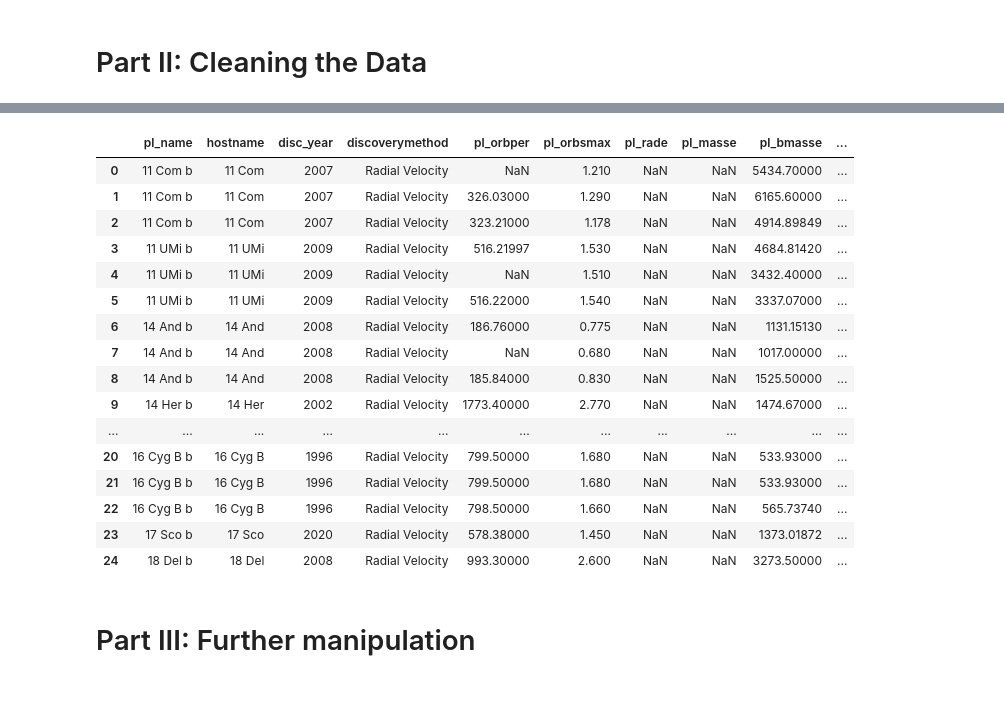
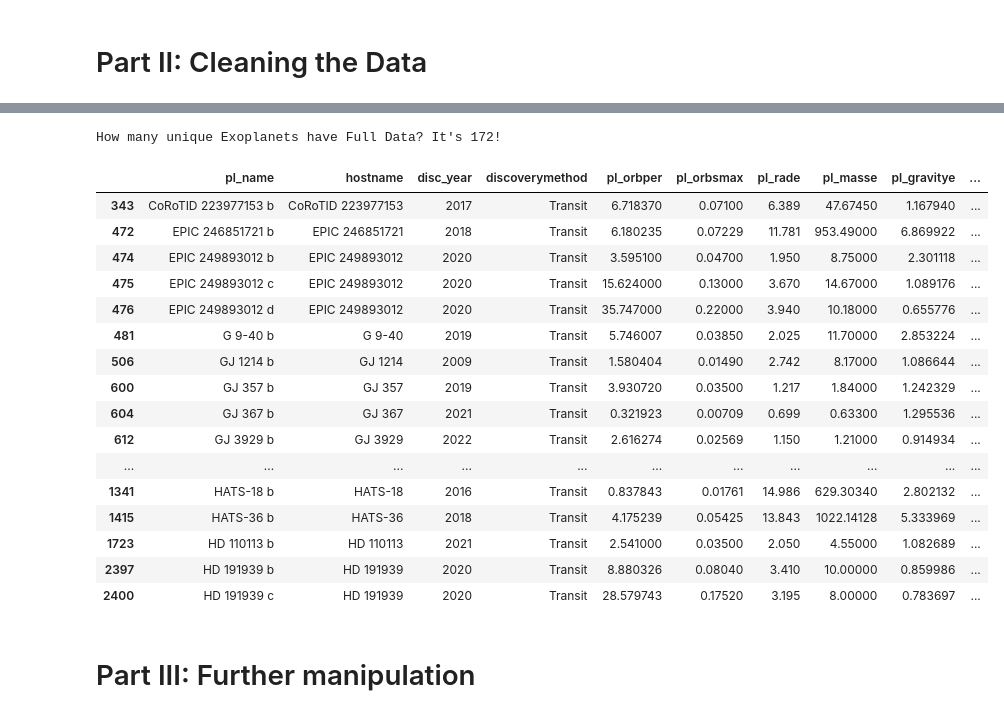
Before and after one commit to julestrada/Project-3, a Jupyter notebook: Project-3-code.ipynb, the cells around one changed output, grey strips where cells are left out. Drawn from its saved outputs; the diff is of its cells as text; code cells hidden in the pictures.

```diff
--- a/Project-3-code.ipynb
+++ b/Project-3-code.ipynb
@@ -81,28 +99,38 @@ exoplanet_df["yVal"] = exoplanet_df["sy_dist"] * cos( exoplanet_df["glon"] * pi
 # %%
 ## Reorder Columns ##
 exoplanet_df = exoplanet_df[[
     "pl_name", "hostname", "disc_year", "discoverymethod", "pl_orbper", "pl_orbsmax",\
-          "pl_rade", "pl_masse", "pl_bmasse", "pl_gravitye", "pl_gravity", "pl_insol", "pl_eqt",\
+          "pl_rade", "pl_masse", "pl_gravitye", "pl_gravity", "pl_insol", "pl_eqt",\
               "st_spectype", "st_teff", "glat", "glon", "sy_dist", "xVal", "yVal"
 ]]
 
+## Drop all rows with Null values ##
+exoplanet_df = exoplanet_df.dropna()
+plNum = len(exoplanet_df["pl_name"].unique())
+
+## Drop all rows with repeated planets ##
+exoplanet_df = exoplanet_df.drop_duplicates(subset=["pl_name", "pl_rade"], keep= False)
+
+## How many Planets do we have? ##
+print(f"How many unique Exoplanets have Full Data? It's {plNum}!")
 
 exoplanet_df.head(25)
 # %% [output]
+How many unique Exoplanets have Full Data? It's 172!
-|  | pl_name | hostname | disc_year | discoverymethod | pl_orbper | pl_orbsmax | pl_rade | pl_masse | pl_bmasse | ... |
-| 0 | 11 Com b | 11 Com | 2007 | Radial Velocity | NaN | 1.210 | NaN | NaN | 5434.70000 | ... |
-| 1 | 11 Com b | 11 Com | 2007 | Radial Velocity | 326.03000 | 1.290 | NaN | NaN | 6165.60000 | ... |
-| 2 | 11 Com b | 11 Com | 2007 | Radial Velocity | 323.21000 | 1.178 | NaN | NaN | 4914.89849 | ... |
-| 3 | 11 UMi b | 11 UMi | 2009 | Radial Velocity | 516.21997 | 1.530 | NaN | NaN | 4684.81420 | ... |
-| 4 | 11 UMi b | 11 UMi | 2009 | Radial Velocity | NaN | 1.510 | NaN | NaN | 3432.40000 | ... |
-| 5 | 11 UMi b | 11 UMi | 2009 | Radial Velocity | 516.22000 | 1.540 | NaN | NaN | 3337.07000 | ... |
-| 6 | 14 And b | 14 And | 2008 | Radial Velocity | 186.76000 | 0.775 | NaN | NaN | 1131.15130 | ... |
-| 7 | 14 And b | 14 And | 2008 | Radial Velocity | NaN | 0.680 | NaN | NaN | 1017.00000 | ... |
-| 8 | 14 And b | 14 And | 2008 | Radial Velocity | 185.84000 | 0.830 | NaN | NaN | 1525.50000 | ... |
-| 9 | 14 Her b | 14 Her | 2002 | Radial Velocity | 1773.40000 | 2.770 | NaN | NaN | 1474.67000 | ... |
+|  | pl_name | hostname | disc_year | discoverymethod | pl_orbper | pl_orbsmax | pl_rade | pl_masse | pl_gravitye | ... |
+| 343 | CoRoTID 223977153 b | CoRoTID 223977153 | 2017 | Transit | 6.718370 | 0.07100 | 6.389 | 47.67450 | 1.167940 | ... |
+| 472 | EPIC 246851721 b | EPIC 246851721 | 2018 | Transit | 6.180235 | 0.07229 | 11.781 | 953.49000 | 6.869922 | ... |
+| 474 | EPIC 249893012 b | EPIC 249893012 | 2020 | Transit | 3.595100 | 0.04700 | 1.950 | 8.75000 | 2.301118 | ... |
+| 475 | EPIC 249893012 c | EPIC 249893012 | 2020 | Transit | 15.624000 | 0.13000 | 3.670 | 14.67000 | 1.089176 | ... |
+| 476 | EPIC 249893012 d | EPIC 249893012 | 2020 | Transit | 35.747000 | 0.22000 | 3.940 | 10.18000 | 0.655776 | ... |
+| 481 | G 9-40 b | G 9-40 | 2019 | Transit | 5.746007 | 0.03850 | 2.025 | 11.70000 | 2.853224 | ... |
+| 506 | GJ 1214 b | GJ 1214 | 2009 | Transit | 1.580404 | 0.01490 | 2.742 | 8.17000 | 1.086644 | ... |
+| 600 | GJ 357 b | GJ 357 | 2019 | Transit | 3.930720 | 0.03500 | 1.217 | 1.84000 | 1.242329 | ... |
+| 604 | GJ 367 b | GJ 367 | 2021 | Transit | 0.321923 | 0.00709 | 0.699 | 0.63300 | 1.295536 | ... |
+| 612 | GJ 3929 b | GJ 3929 | 2022 | Transit | 2.616274 | 0.02569 | 1.150 | 1.21000 | 0.914934 | ... |
 | ... | ... | ... | ... | ... | ... | ... | ... | ... | ... | ... |
-| 20 | 16 Cyg B b | 16 Cyg B | 1996 | Radial Velocity | 799.50000 | 1.680 | NaN | NaN | 533.93000 | ... |
-| 21 | 16 Cyg B b | 16 Cyg B | 1996 | Radial Velocity | 799.50000 | 1.680 | NaN | NaN | 533.93000 | ... |
-| 22 | 16 Cyg B b | 16 Cyg B | 1996 | Radial Velocity | 798.50000 | 1.660 | NaN | NaN | 565.73740 | ... |
-| 23 | 17 Sco b | 17 Sco | 2020 | Radial Velocity | 578.38000 | 1.450 | NaN | NaN | 1373.01872 | ... |
-| 24 | 18 Del b | 18 Del | 2008 | Radial Velocity | 993.30000 | 2.600 | NaN | NaN | 3273.50000 | ... |
+| 1341 | HATS-18 b | HATS-18 | 2016 | Transit | 0.837843 | 0.01761 | 14.986 | 629.30340 | 2.802132 | ... |
+| 1415 | HATS-36 b | HATS-36 | 2018 | Transit | 4.175239 | 0.05425 | 13.843 | 1022.14128 | 5.333969 | ... |
+| 1723 | HD 110113 b | HD 110113 | 2021 | Transit | 2.541000 | 0.03500 | 2.050 | 4.55000 | 1.082689 | ... |
+| 2397 | HD 191939 b | HD 191939 | 2020 | Transit | 8.880326 | 0.08040 | 3.410 | 10.00000 | 0.859986 | ... |
+| 2400 | HD 191939 c | HD 191939 | 2020 | Transit | 28.579743 | 0.17520 | 3.195 | 8.00000 | 0.783697 | ... |
```
Also changed, not shown: parts of 9 cells of this notebook.
